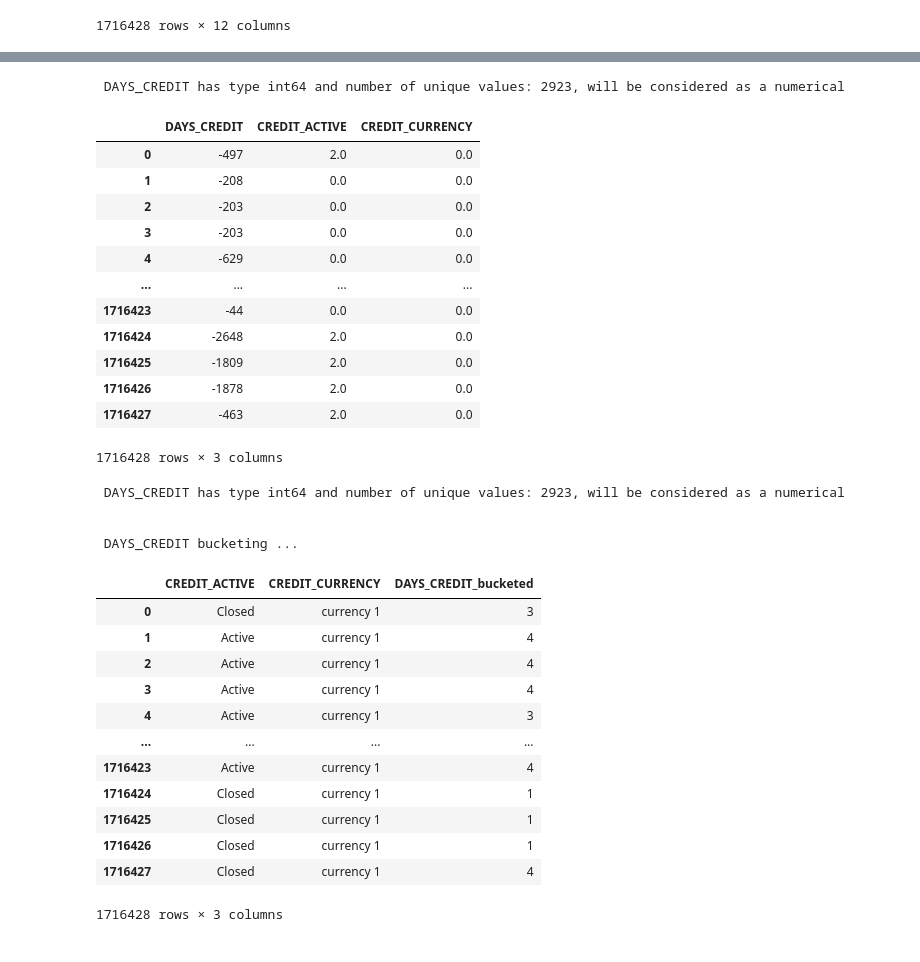
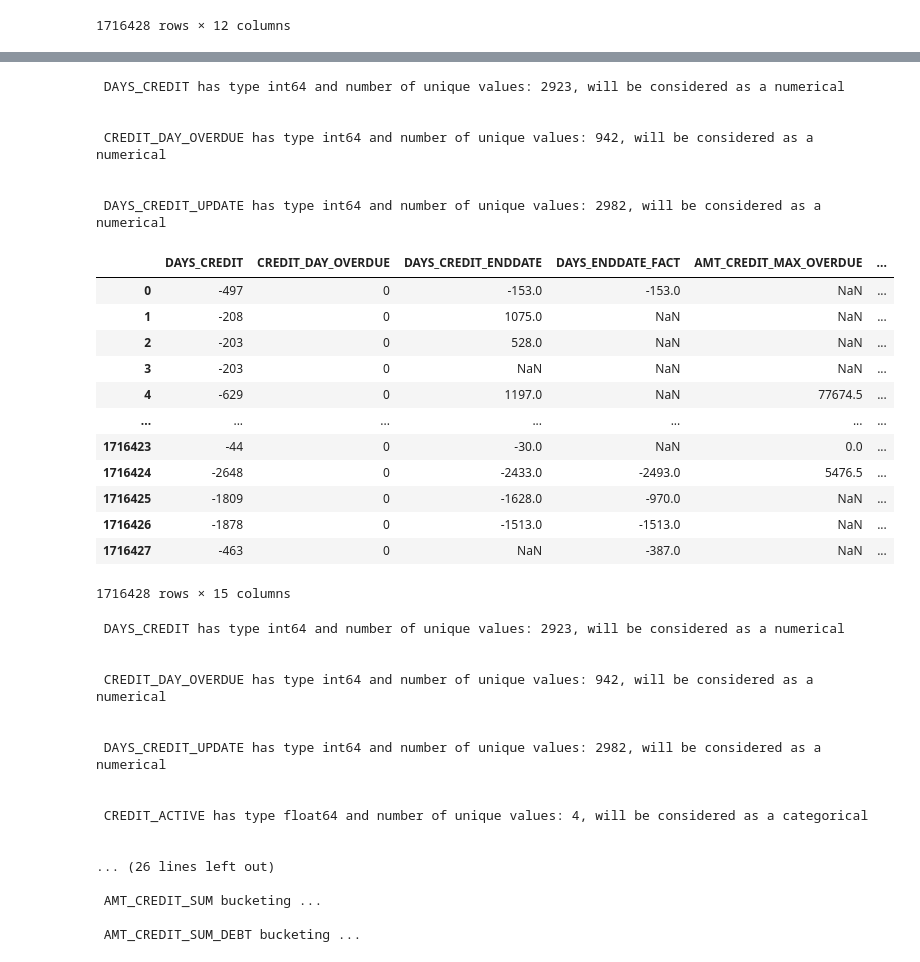
Before and after one commit to Dezzmanster/AML_Risk, a Jupyter notebook: preprocessor/example.ipynb, the cells around one changed output, grey strips where cells are left out. Cells and saved outputs as stored; diff of their text form; code cells hidden in the pictures.

```diff
--- a/preprocessor/example.ipynb
+++ b/preprocessor/example.ipynb
@@ -200,6 +195,6 @@ dtimetodata.transform(X)
 | 1716427 | 2018 | 9 | 25 | NaN | ... |
 1716428 rows × 12 columns
 # %%
-X = dict['datasets'][2][['CREDIT_ACTIVE',	'CREDIT_CURRENCY',	'DAYS_CREDIT']]
+X = dict['datasets'][2]
 X
 # %% [output]
@@ -245,38 +264,45 @@ fencoding.encode_categor(X, method = 'OneHotEncoder')
 # %%
-fencoding.encode_categor(X, method = 'OrdinalEncoder')
+X = fencoding.encode_categor(X, method = 'OrdinalEncoder')
+X
 # %% [output]
  DAYS_CREDIT has type int64 and number of unique values: 2923, will be considered as a numerical
+
+
+ CREDIT_DAY_OVERDUE has type int64 and number of unique values: 942, will be considered as a numerical
+
+
+ DAYS_CREDIT_UPDATE has type int64 and number of unique values: 2982, will be considered as a numerical
-|  | DAYS_CREDIT | CREDIT_ACTIVE | CREDIT_CURRENCY |
-| 0 | -497 | 2.0 | 0.0 |
-| 1 | -208 | 0.0 | 0.0 |
-| 2 | -203 | 0.0 | 0.0 |
-| 3 | -203 | 0.0 | 0.0 |
-| 4 | -629 | 0.0 | 0.0 |
-| ... | ... | ... | ... |
-| 1716423 | -44 | 0.0 | 0.0 |
-| 1716424 | -2648 | 2.0 | 0.0 |
-| 1716425 | -1809 | 2.0 | 0.0 |
-| 1716426 | -1878 | 2.0 | 0.0 |
-| 1716427 | -463 | 2.0 | 0.0 |
+|  | DAYS_CREDIT | CREDIT_DAY_OVERDUE | DAYS_CREDIT_ENDDATE | DAYS_ENDDATE_FACT | AMT_CREDIT_MAX_OVERDUE | ... |
+| 0 | -497 | 0 | -153.0 | -153.0 | NaN | ... |
+| 1 | -208 | 0 | 1075.0 | NaN | NaN | ... |
+| 2 | -203 | 0 | 528.0 | NaN | NaN | ... |
+| 3 | -203 | 0 | NaN | NaN | NaN | ... |
+| 4 | -629 | 0 | 1197.0 | NaN | 77674.5 | ... |
+| ... | ... | ... | ... | ... | ... | ... |
+| 1716423 | -44 | 0 | -30.0 | NaN | 0.0 | ... |
+| 1716424 | -2648 | 0 | -2433.0 | -2493.0 | 5476.5 | ... |
+| 1716425 | -1809 | 0 | -1628.0 | -970.0 | NaN | ... |
+| 1716426 | -1878 | 0 | -1513.0 | -1513.0 | NaN | ... |
+| 1716427 | -463 | 0 | NaN | -387.0 | NaN | ... |
-1716428 rows × 3 columns
+1716428 rows × 15 columns
 # %%
-fencoding.bucket_numerical(X, n_bins=5, columns_to_buck = 'all_numerical',
+X = fencoding.bucket_numerical(X, n_bins=5, columns_to_buck = 'all_numerical',
                            drop_current = True)
 # %% [output]
  DAYS_CREDIT has type int64 and number of unique values: 2923, will be considered as a numerical
 
 
- DAYS_CREDIT bucketing ...
+ CREDIT_DAY_OVERDUE has type int64 and number of unique values: 942, will be considered as a numerical
+
+
+ DAYS_CREDIT_UPDATE has type int64 and number of unique values: 2982, will be considered as a numerical
+
+
+ CREDIT_ACTIVE has type float64 and number of unique values: 4, will be considered as a categorical
+
+
+... (26 lines left out)
+
+ AMT_CREDIT_SUM bucketing ...
+
+ AMT_CREDIT_SUM_DEBT bucketing ...
-|  | CREDIT_ACTIVE | CREDIT_CURRENCY | DAYS_CREDIT_bucketed |
-| 0 | Closed | currency 1 | 3 |
-| 1 | Active | currency 1 | 4 |
-| 2 | Active | currency 1 | 4 |
-| 3 | Active | currency 1 | 4 |
-| 4 | Active | currency 1 | 3 |
-| ... | ... | ... | ... |
-| 1716423 | Active | currency 1 | 4 |
-| 1716424 | Closed | currency 1 | 1 |
-| 1716425 | Closed | currency 1 | 1 |
-| 1716426 | Closed | currency 1 | 1 |
-| 1716427 | Closed | currency 1 | 4 |
-1716428 rows × 3 columns
```
Also changed, not shown: parts of 9 cells of this notebook, 1 other file.
